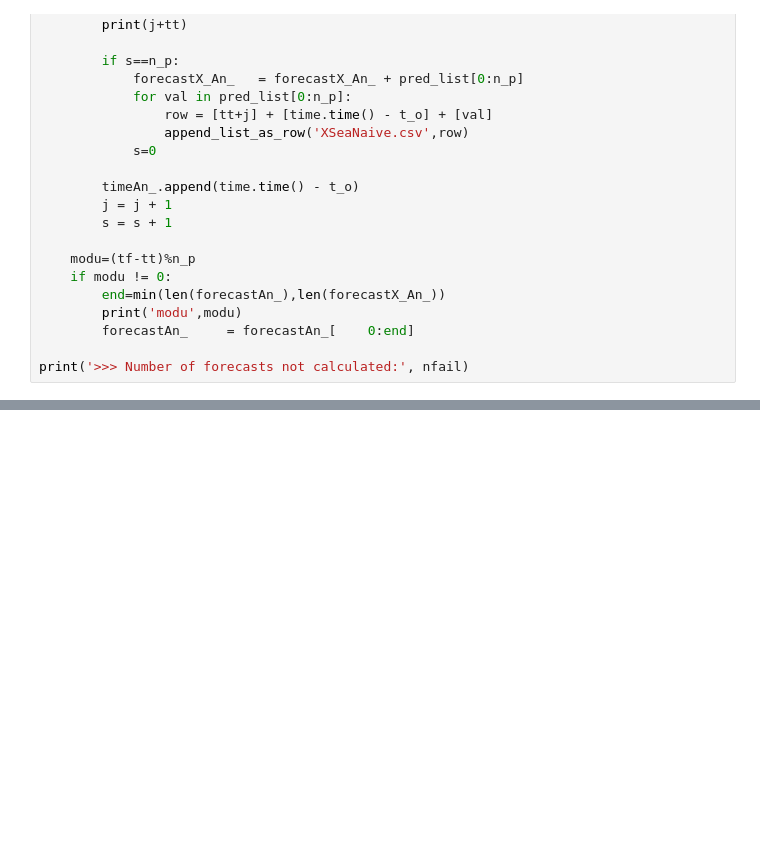
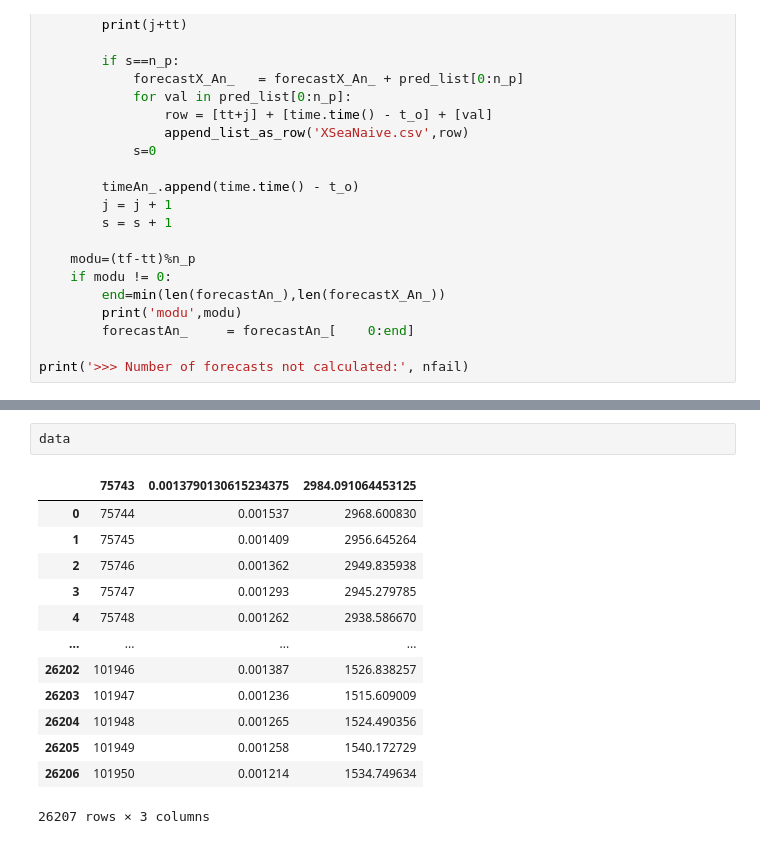
Before and after one commit to urieliram/analog, a Jupyter notebook: Nixtla_test/SeaNaive.ipynb, the cells around one changed output, grey strips where cells are left out. Cells and saved outputs as stored; diff of their text form; blank space fills up the shorter version.

```diff
--- a/Nixtla_test/SeaNaive.ipynb
+++ b/Nixtla_test/SeaNaive.ipynb
@@ -512,0 +538,16 @@ print('>>> Number of forecasts not calculated:', nfail)
+# %%
+data
+# %% [output]
+|  | 75743 | 0.0013790130615234375 | 2984.091064453125 |
+| 0 | 75744 | 0.001537 | 2968.600830 |
+| 1 | 75745 | 0.001409 | 2956.645264 |
+| 2 | 75746 | 0.001362 | 2949.835938 |
+| 3 | 75747 | 0.001293 | 2945.279785 |
+| 4 | 75748 | 0.001262 | 2938.586670 |
+| ... | ... | ... | ... |
+| 26202 | 101946 | 0.001387 | 1526.838257 |
+| 26203 | 101947 | 0.001236 | 1515.609009 |
+| 26204 | 101948 | 0.001265 | 1524.490356 |
+| 26205 | 101949 | 0.001258 | 1540.172729 |
+| 26206 | 101950 | 0.001214 | 1534.749634 |
+26207 rows × 3 columns
```
Also changed, not shown: parts of 2 cells of this notebook.
